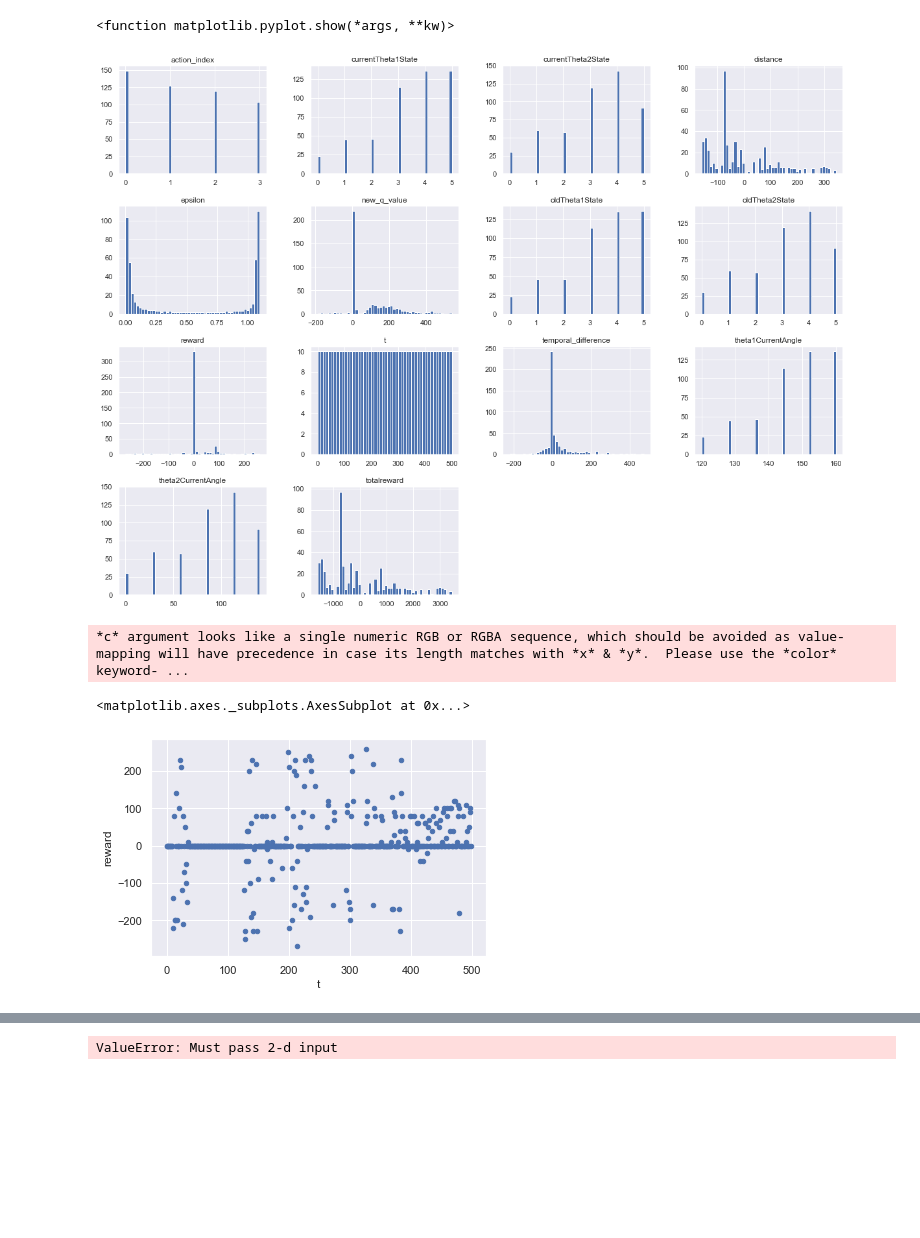
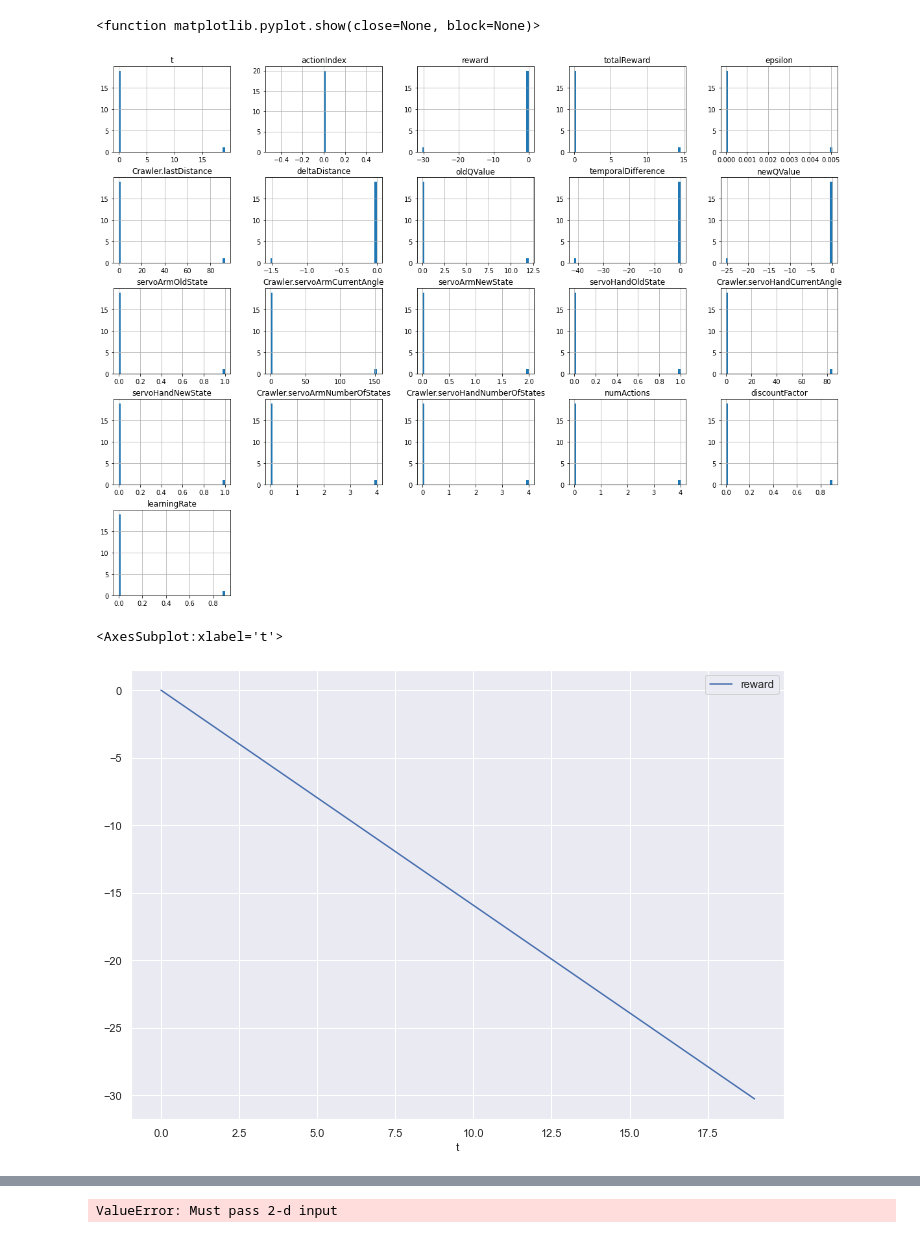
Before and after one commit to FelixWessel/Q-LearningCrawlerRobot, a Jupyter notebook: Analyse.ipynb, the cells around one changed output, grey strips where cells are left out. Saved outputs shown, nothing was run; the diff lists cells and outputs as text; code cells hidden in the pictures; blank space fills up the shorter version.

```diff
--- a/Analyse.ipynb
+++ b/Analyse.ipynb
@@ -13,3 +7,28 @@ df = pd.DataFrame(rohdaten, columns = ['t', 'action_index', 'reward', 'epsilon',
+# %%
+rohdaten = np.load("I:/Daten/FH BI Maschinenbau/Bachelor Thesis/Crawler Code/Q-Learning/Observations/observations.npy")
+# %%
+df = pd.DataFrame(rohdaten, columns = [
+'t',
+'actionIndex',
+'reward',
+'totalReward',
+'epsilon',
+'Crawler.lastDistance',
+'deltaDistance',
+'oldQValue',
+'temporalDifference',
+'newQValue',
+'servoArmOldState',
+'Crawler.servoArmCurrentAngle',
+'servoArmNewState',
+'servoHandOldState',
+'Crawler.servoHandCurrentAngle',
+'servoHandNewState',
+'Crawler.servoArmNumberOfStates',
+'Crawler.servoHandNumberOfStates',
+'numActions',
+'discountFactor',
+'learningRate'])
 # %%
 df.head()
 # %% [output]
@@ -56,12 +77,11 @@ df.describe()
 df.hist(bins=50, figsize=(20,15))
 plt.show
 # %% [output]
-<function matplotlib.pyplot.show(*args, **kw)>
+<function matplotlib.pyplot.show(close=None, block=None)>
-[figure, old version]
+[figure, new version]
 # %%
-df.plot(kind="scatter", x="t", y="reward")
+df.plot(kind="line", x="t", y="reward")
 # %% [output]
-*c* argument looks like a single numeric RGB or RGBA sequence, which should be avoided as value-mapping will have precedence in case its length matches with *x* & *y*.  Please use the *color* keyword- ...
+<AxesSubplot:xlabel='t'>
-<matplotlib.axes._subplots.AxesSubplot at 0x...>
-[figure, old version]
+[figure, new version]
 # %%
```
Also changed, not shown: parts of 10 cells of this notebook, 1 other file.
